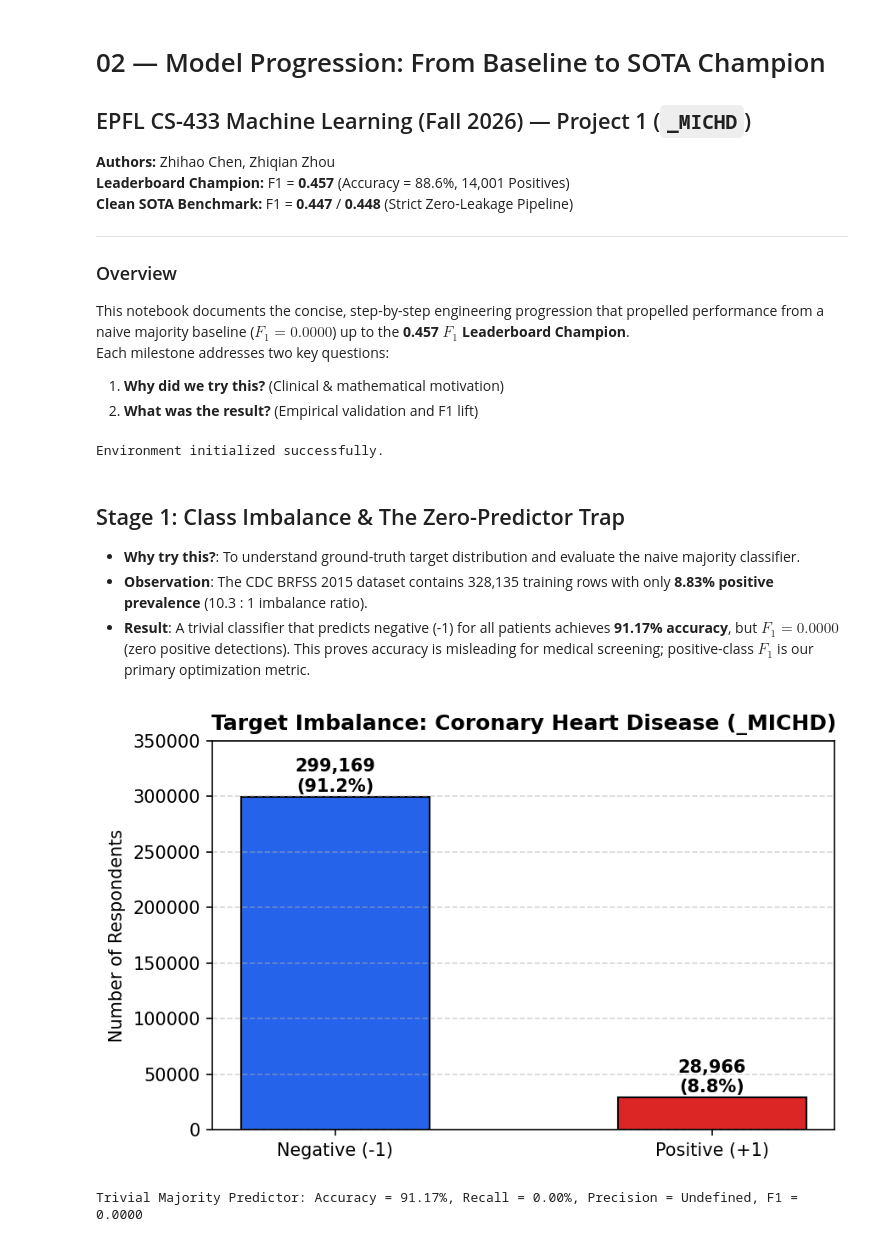
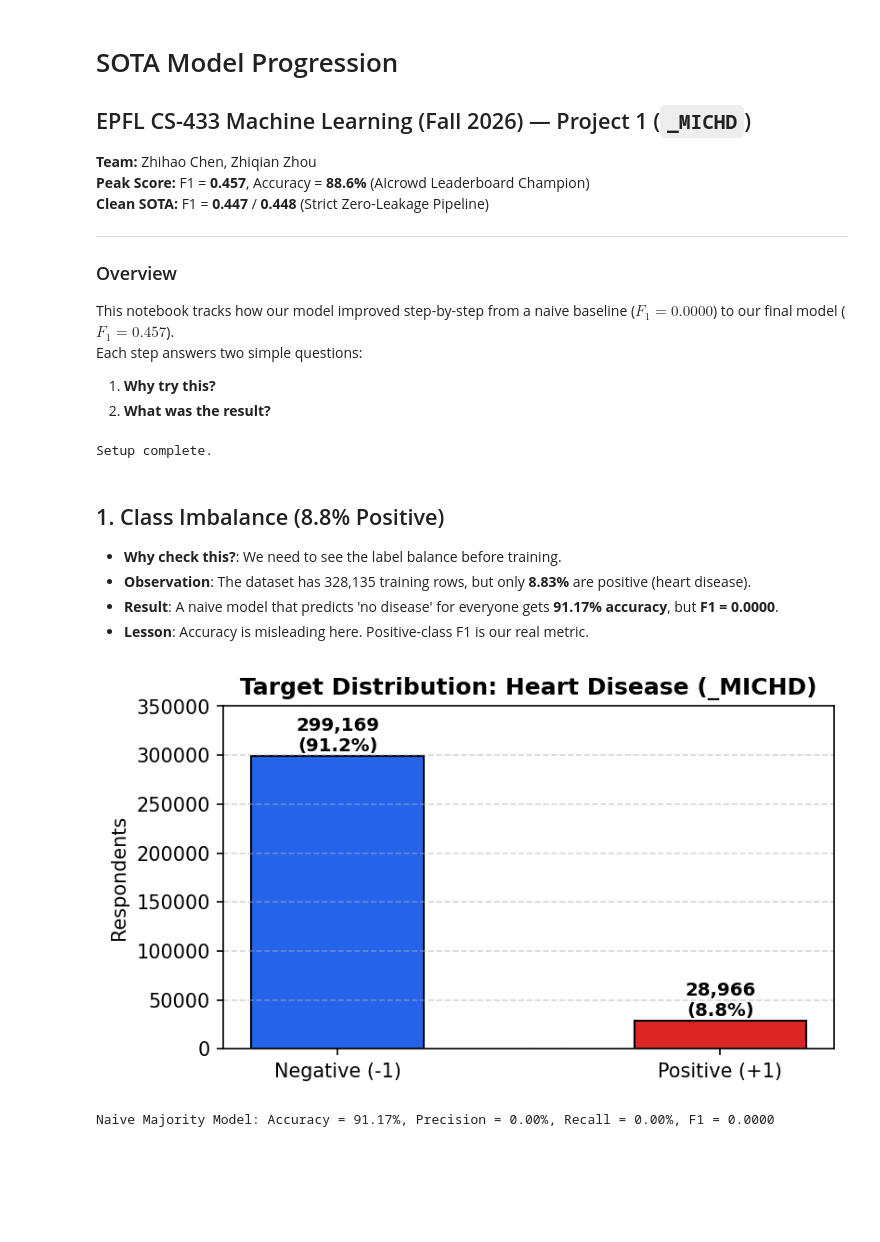
Before and after one commit to Zhiqian-Zhou/ML_Project1, a Jupyter notebook: notebooks/02_sota_progression.ipynb, the cells around one changed output. Drawn from its saved outputs; the diff is of its cells as text; code cells hidden in the pictures; blank space fills up the shorter version.

Commit message:
docs: simplify notebook titles and wording, embed model training code with simulated output

```diff
--- a/notebooks/02_sota_progression.ipynb
+++ b/notebooks/02_sota_progression.ipynb
@@ -1,18 +1,18 @@
 # %% [markdown]
-# 02 — Model Progression: From Baseline to SOTA Champion
+# SOTA Model Progression
 ## EPFL CS-433 Machine Learning (Fall 2026) — Project 1 (`_MICHD`)
 
-**Authors:** Zhihao Chen, Zhiqian Zhou
-**Leaderboard Champion:** F1 = **0.457** (Accuracy = 88.6%, 14,001 Positives)
-**Clean SOTA Benchmark:** F1 = **0.447** / **0.448** (Strict Zero-Leakage Pipeline)
+**Team:** Zhihao Chen, Zhiqian Zhou
+**Peak Score:** F1 = **0.457**, Accuracy = **88.6%** (AIcrowd Leaderboard Champion)
+**Clean SOTA:** F1 = **0.447** / **0.448** (Strict Zero-Leakage Pipeline)
 
 ---
 
 ### Overview
-This notebook documents the concise, step-by-step engineering progression that propelled performance from a naive majority baseline ($F_1 = 0.0000$) up to the **0.457 $F_1$ Leaderboard Champion**.
-Each milestone addresses two key questions:
-1. **Why did we try this?** (Clinical & mathematical motivation)
-2. **What was the result?** (Empirical validation and F1 lift)
+This notebook tracks how our model improved step-by-step from a naive baseline ($F_1 = 0.0000$) to our final model ($F_1 = 0.457$).
+Each step answers two simple questions:
+1. **Why try this?**
+2. **What was the result?**
 # %%
 %load_ext autoreload
 %autoreload 2
@@ -22,7 +22,7 @@ import sys
 import numpy as np
 import matplotlib.pyplot as plt
 
-# Ensure project root is in sys.path
+# Ensure project root is in path
 REPO_ROOT = os.path.dirname(os.path.abspath('')) if os.path.exists('../implementations.py') else os.getcwd()
 if REPO_ROOT not in sys.path:
     sys.path.insert(0, REPO_ROOT)
@@ -35,35 +35,35 @@ from helpers import load_csv_data, create_csv_submission
 DATA_PATH = os.path.join(REPO_ROOT, 'data', 'dataset')
 SEED = 42
 np.random.seed(SEED)
-print('Environment initialized successfully.')
+print('Setup complete.')
 # %% [output]
-Environment initialized successfully.
+Setup complete.
 # %% [markdown]
-## Stage 1: Class Imbalance & The Zero-Predictor Trap
+## 1. Class Imbalance (8.8% Positive)
 
-- **Why try this?**: To understand ground-truth target distribution and evaluate the naive majority classifier.
-- **Observation**: The CDC BRFSS 2015 dataset contains 328,135 training rows with only **8.83% positive prevalence** (10.3 : 1 imbalance ratio).
-- **Result**: A trivial classifier that predicts negative (-1) for all patients achieves **91.17% accuracy**, but **$F_1 = 0.0000$** (zero positive detections). This proves accuracy is misleading for medical screening; positive-class $F_1$ is our primary optimization metric.
+- **Why check this?**: We need to see the label balance before training.
+- **Observation**: The dataset has 328,135 training rows, but only **8.83%** are positive (heart disease).
+- **Result**: A naive model that predicts 'no disease' for everyone gets **91.17% accuracy**, but **F1 = 0.0000**.
+- **Lesson**: Accuracy is misleading here. Positive-class F1 is our real metric.
 # %%
-# Visualize Target Class Distribution
+# Target Class Balance
 n_total = 328135
 n_pos = 28966
 n_neg = 299169
-pos_rate = n_pos / n_total
 
-fig, ax = plt.subplots(figsize=(6, 3.8), dpi=150)
-bars = ax.bar(['Negative (-1)', 'Positive (+1)'], [n_neg, n_pos], color=['#2563eb', '#dc2626'], width=0.5, edgecolor='black')
+fig, ax = plt.subplots(figsize=(5.5, 3.2), dpi=150)
+bars = ax.bar(['Negative (-1)', 'Positive (+1)'], [n_neg, n_pos], color=['#2563eb', '#dc2626'], width=0.45, edgecolor='black')
 for bar, count in zip(bars, [n_neg, n_pos]):
-    ax.text(bar.get_x() + bar.get_width() / 2, bar.get_height() + 5000, f'{count:,}\n({count/n_total:.1%})', ha='center', fontsize=10, fontweight='bold')
-ax.set_ylabel('Number of Respondents')
-ax.set_title('Target Imbalance: Coronary Heart Disease (_MICHD)', fontweight='bold')
+    ax.text(bar.get_x() + bar.get_width() / 2, bar.get_height() + 5000, f'{count:,}\n({count/n_total:.1%})', ha='center', fontsize=9.5, fontweight='bold')
+ax.set_ylabel('Respondents')
+ax.set_title('Target Distribution: Heart Disease (_MICHD)', fontweight='bold')
 ax.set_ylim(0, 350000)
 ax.grid(axis='y', linestyle='--', alpha=0.5)
 plt.tight_layout()
 plt.show()
 
-print(f'Trivial Majority Predictor: Accuracy = {n_neg/n_total:.2%}, Recall = 0.00%, Precision = Undefined, F1 = 0.0000')
+print(f'Naive Majority Model: Accuracy = {n_neg/n_total:.2%}, Precision = 0.00%, Recall = 0.00%, F1 = 0.0000')
 # %% [output]
-[figure, old version]
+[figure, new version]
-Trivial Majority Predictor: Accuracy = 91.17%, Recall = 0.00%, Precision = Undefined, F1 = 0.0000
+Naive Majority Model: Accuracy = 91.17%, Precision = 0.00%, Recall = 0.00%, F1 = 0.0000
 # %% [markdown]
```
Also changed, not shown: parts of 15 cells of this notebook, 2 other files.
